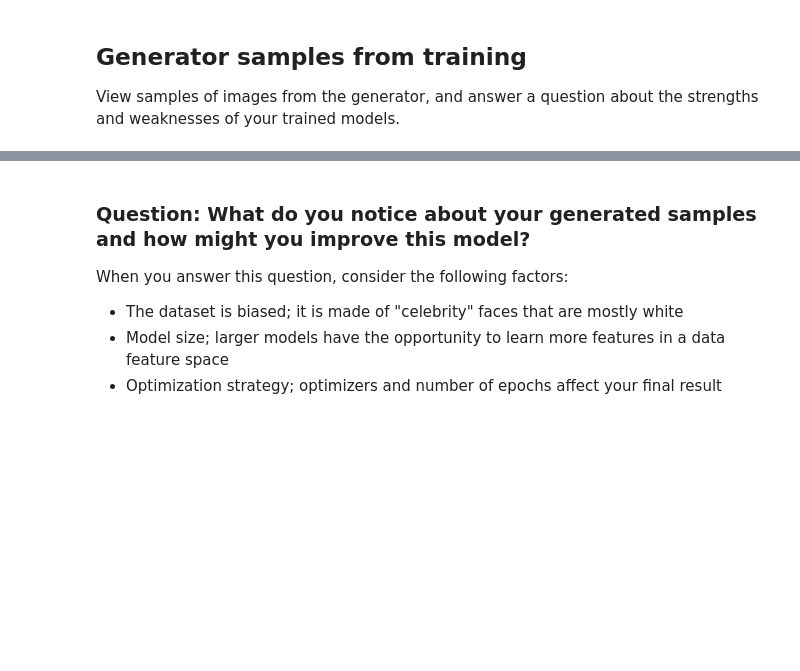
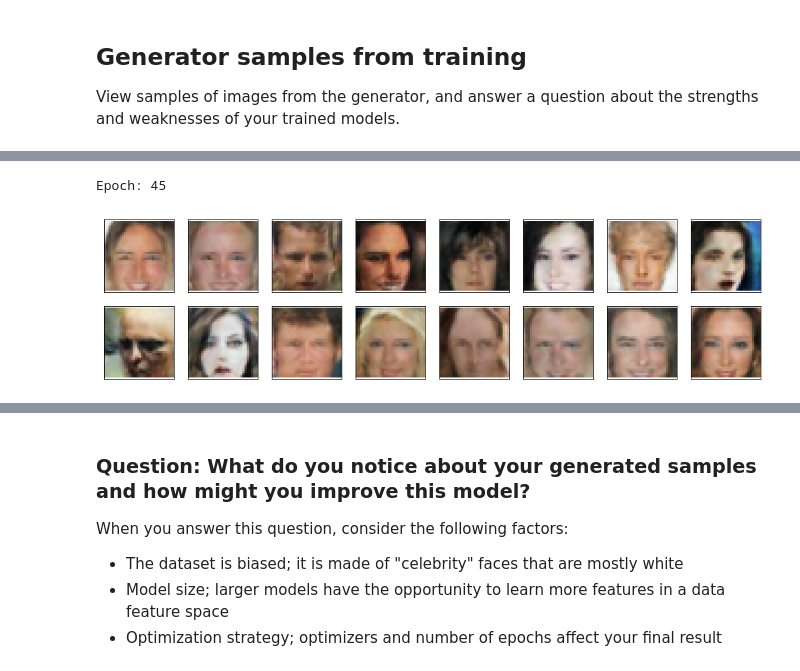
Before and after one commit to mxagar/face_generator_gan, a Jupyter notebook: dlnd_face_generation.ipynb, the cells around one changed output, grey strips where cells are left out. Saved outputs shown, nothing was run; the diff lists cells and outputs as text; code cells hidden in the pictures; blank space fills up the shorter version.

```diff
--- a/dlnd_face_generation.ipynb
+++ b/dlnd_face_generation.ipynb
@@ -889,3 +901,10 @@ _ = view_samples(-1, samples)
+# %%
+e = 45
+print(f'Epoch: {e}')
+_ = view_samples(e-1, samples)
+# %% [output]
+Epoch: 45
+[figure, added]
 # %%
 e = 40
 print(f'Epoch: {e}')
```
Also changed, not shown: parts of 18 cells of this notebook.
